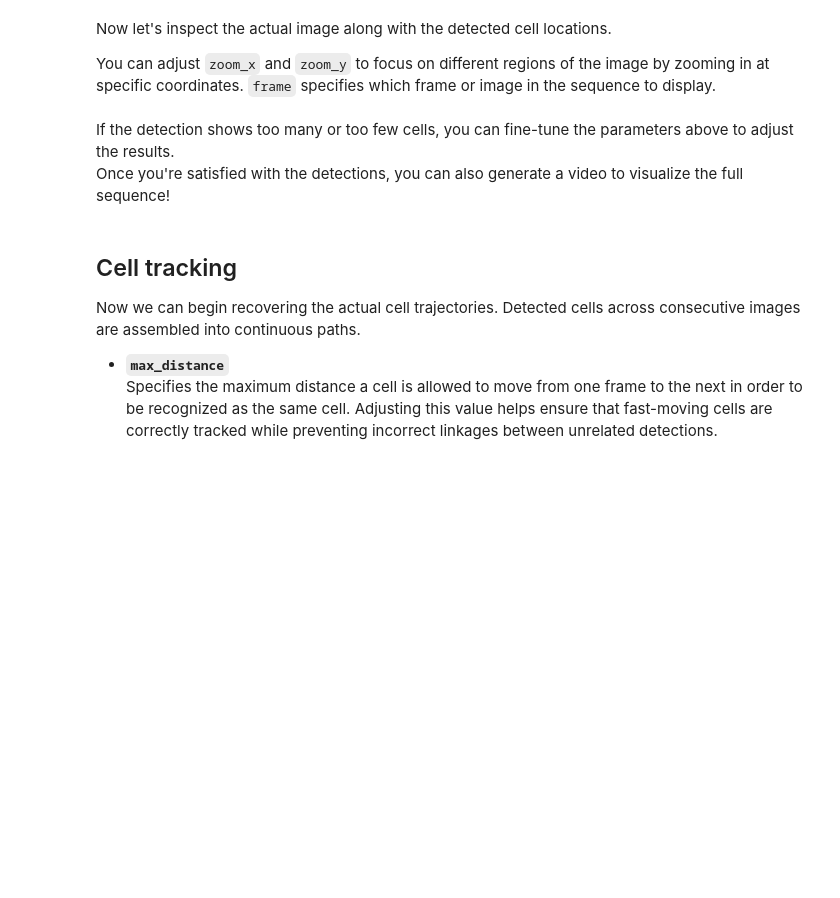
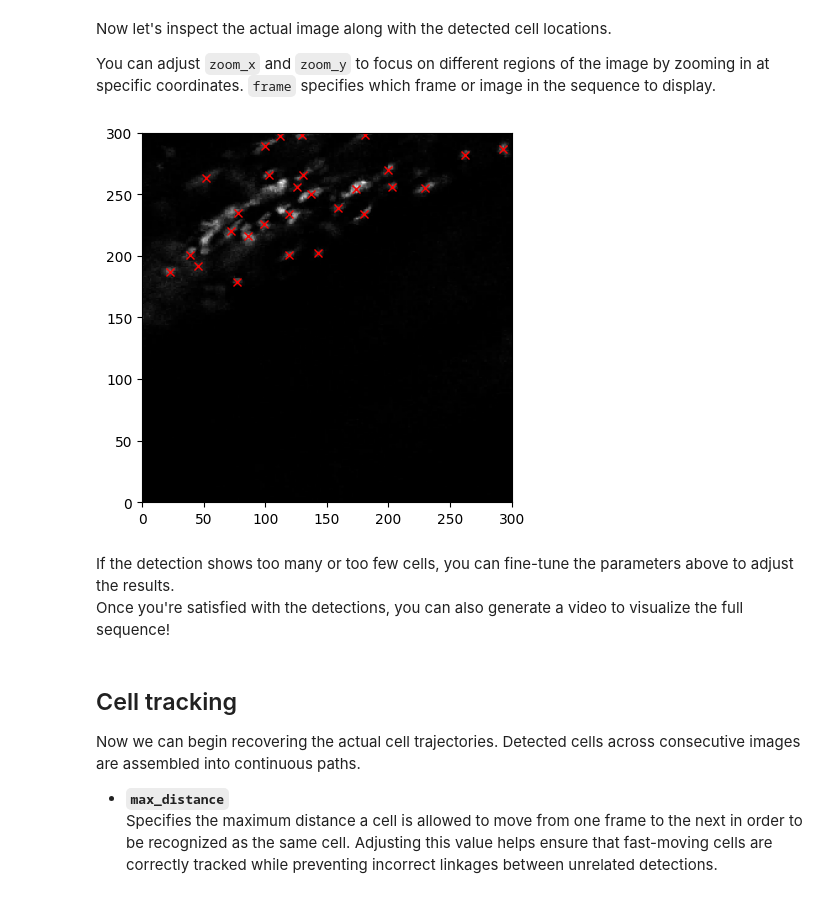
Before and after one commit to Gitinc/argus, a Jupyter notebook: notebooks/compute_cell_paths.ipynb, the cells around one changed output. Cells and saved outputs as stored; diff of their text form; code cells hidden in the pictures; blank space fills up the shorter version.

```diff
--- a/notebooks/compute_cell_paths.ipynb
+++ b/notebooks/compute_cell_paths.ipynb
@@ -223,19 +225,21 @@ Now let's inspect the actual image along with the detected cell locations.
 
 You can adjust `zoom_x` and `zoom_y` to focus on different regions of the image by zooming in at specific coordinates. `frame` specifies which frame or image in the sequence to display.
 # %%
-zoom_x = (0,700)
-zoom_y = (0,700)
+zoom_x = (0,300)
+zoom_y = (0,300)
 frame = 40
 
 plt.imshow(np.array(images[frame][..., IMAGE_CHANNEL],dtype=np.uint8),
     cmap='gray')
 plt.imshow(mask_list[frame],alpha=0.5)
 edges = edges_list[frame]
 for edge in edges:
     plt.plot(edge[0], edge[1], 'rx')
 plt.xlim(zoom_x)
 plt.ylim(zoom_y)
 plt.savefig(rf"{OUTPUT_PATH}/detected_cells.png", bbox_inches='tight')
+# %% [output]
+[figure, added]
 # %% [markdown]
 If the detection shows too many or too few cells, you can fine-tune the parameters above to adjust the results.
 Once you're satisfied with the detections, you can also generate a video to visualize the full sequence!
```
Also changed, not shown: parts of 12 cells of this notebook, 1 other file.
